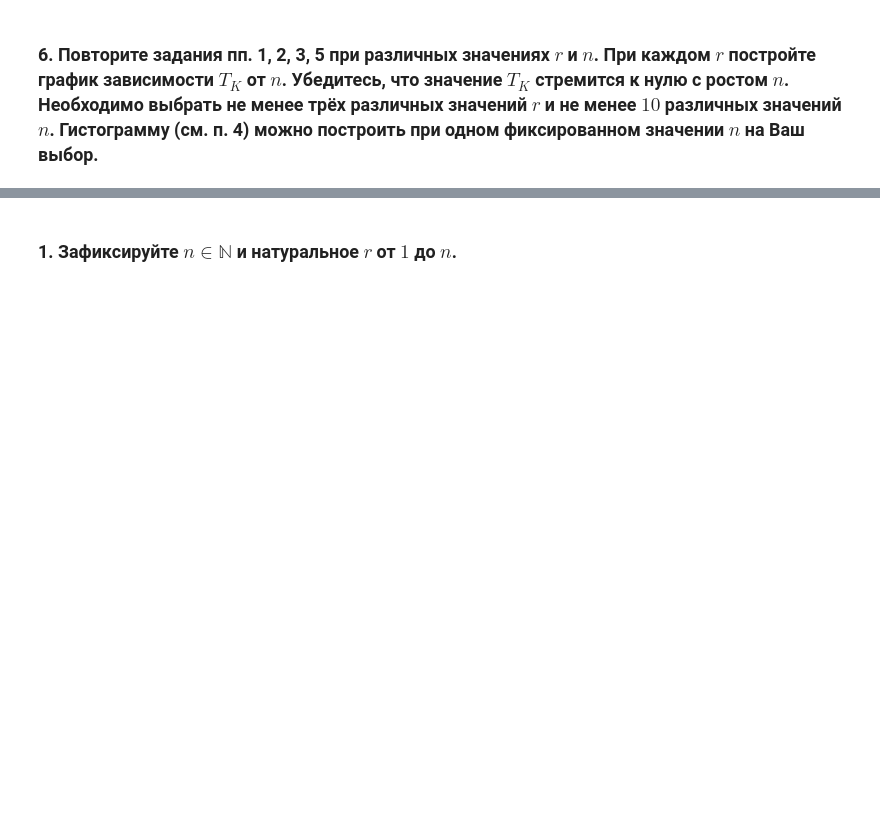
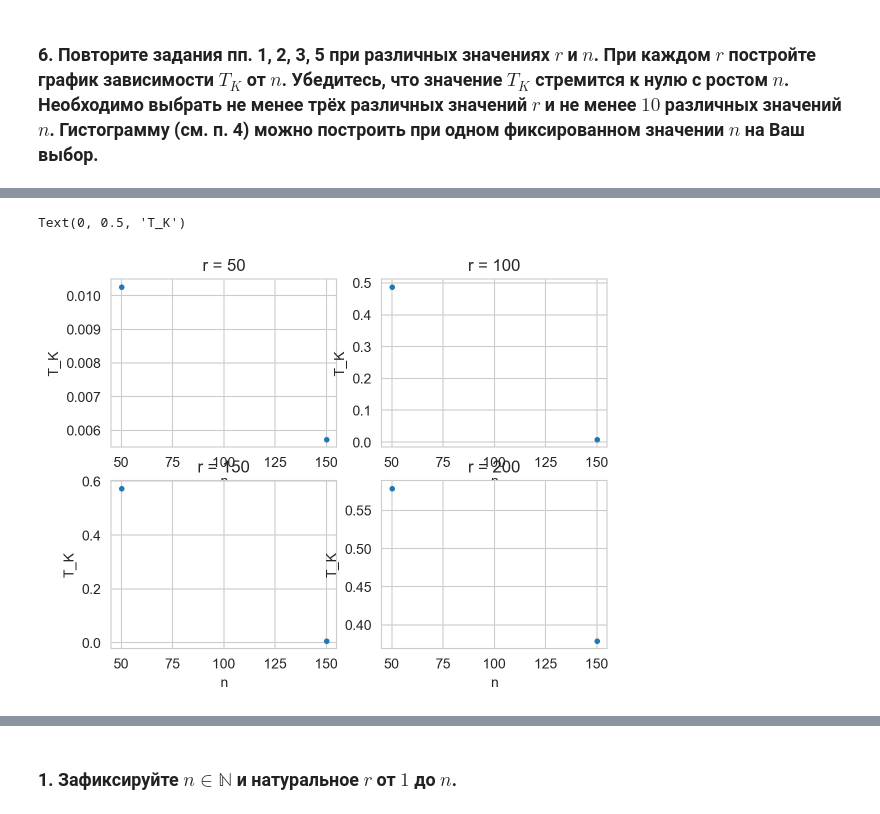
Before and after one commit to sudakovcom/Statistics, a Jupyter notebook: Task 3.ipynb, the cells around one changed output, grey strips where cells are left out. Cells and saved outputs as stored; diff of their text form; code cells hidden in the pictures; blank space fills up the shorter version.

```diff
--- a/Task 3.ipynb
+++ b/Task 3.ipynb
@@ -241,6 +248,8 @@ def T_k(n, r):
         F_x.append(i / K)
 
     T_k = 0
-    for i in range(len(x)):
-        T_k = max(T_k, abs(F_x[i] - chi2.cdf(x[i], r)))
+    for i in range(len(x) - 1):
+        T_k = max(T_k, abs(F_x[i] - chi2.cdf(x[i], r)), abs(F_x[i + 1] - chi2.cdf(x[i], r)))
+    T_k = max(T_k, abs(F_x[len(x) - 1] - chi2.cdf(x[len(x) - 1], r)))
+
     return T_k
@@ -286,0 +256,36 @@ TypeError: 'Text' object is not callable
+# %%
+def T_K_list(r, N):
+    T_K = []
+    num_of_mesures = 1
+    for n in N:
+        T = 0
+        for i in range(num_of_mesures):
+            T += T_k(n, r)
+        T_K.append(T / num_of_mesures)
+    return T_K
+# %%
+N = np.arange(50, 200, 100)
+fig, axes = plt.subplots(2, 2)
+
+axes[0, 0].plot(N, T_K_list(50, N), '.')
+axes[0, 0].set_title("r = 50")
+axes[0, 0].set_xlabel("n")
+axes[0, 0].set_ylabel("T_K")
+
+axes[0, 1].plot(N, T_K_list(100, N), '.')
+axes[0, 1].set_title("r = 100")
+axes[0, 1].set_xlabel("n")
+axes[0, 1].set_ylabel("T_K")
+
+axes[1, 0].plot(N, T_K_list(150, N), '.')
+axes[1, 0].set_title("r = 150")
+axes[1, 0].set_xlabel("n")
+axes[1, 0].set_ylabel("T_K")
+
+axes[1, 1].plot(N, T_K_list(200, N), '.')
+axes[1, 1].set_title("r = 200")
+axes[1, 1].set_xlabel("n")
+axes[1, 1].set_ylabel("T_K")
+# %% [output]
+Text(0, 0.5, 'T_K')
+[figure, added]
```
Also changed, not shown: parts of 16 cells of this notebook, 1 other file.
